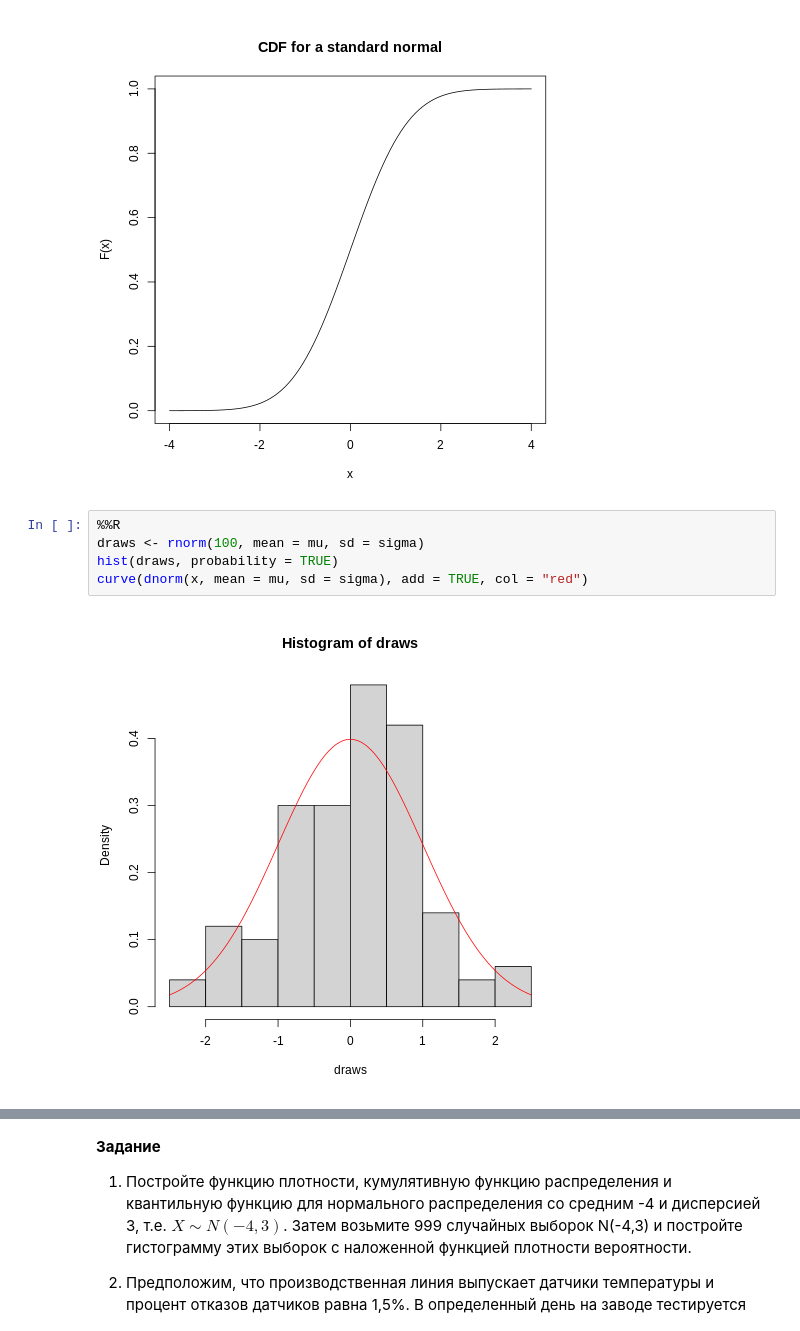
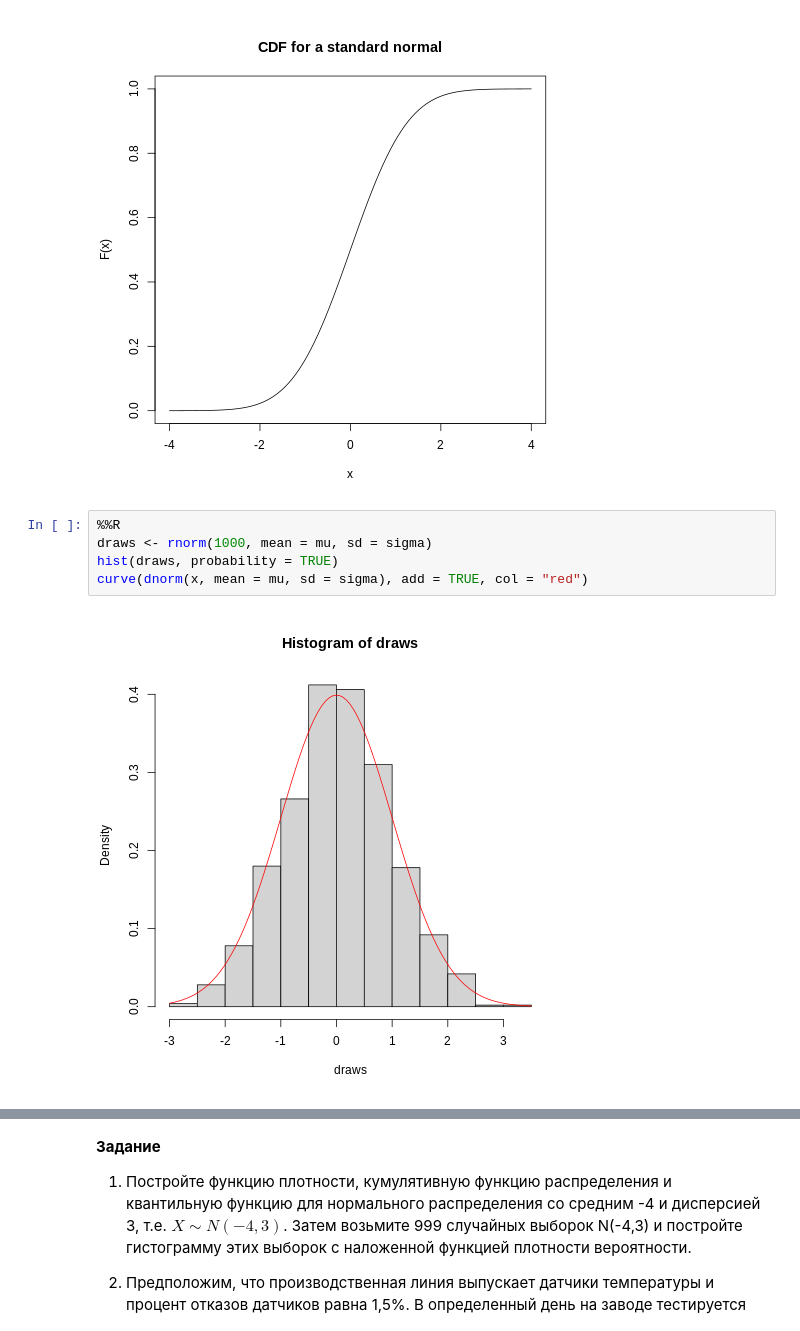
Before and after one commit to antonsysoev/appl_stat, a Jupyter notebook: Lect_2.ipynb, the cells around one changed output, grey strips where cells are left out. Saved outputs shown, nothing was run; the diff lists cells and outputs as text.

```diff
--- a/Lect_2.ipynb
+++ b/Lect_2.ipynb
@@ -92,8 +92,8 @@ curve(pnorm(x, mean = mu, sd = sigma),
 [figure]
 # %%
 %%R
-draws <- rnorm(100, mean = mu, sd = sigma)
+draws <- rnorm(1000, mean = mu, sd = sigma)
 hist(draws, probability = TRUE)
 curve(dnorm(x, mean = mu, sd = sigma), add = TRUE, col = "red")
 # %% [output]
-[figure, old version]
+[figure, new version]
```
Also changed, not shown: parts of 3 cells of this notebook.
